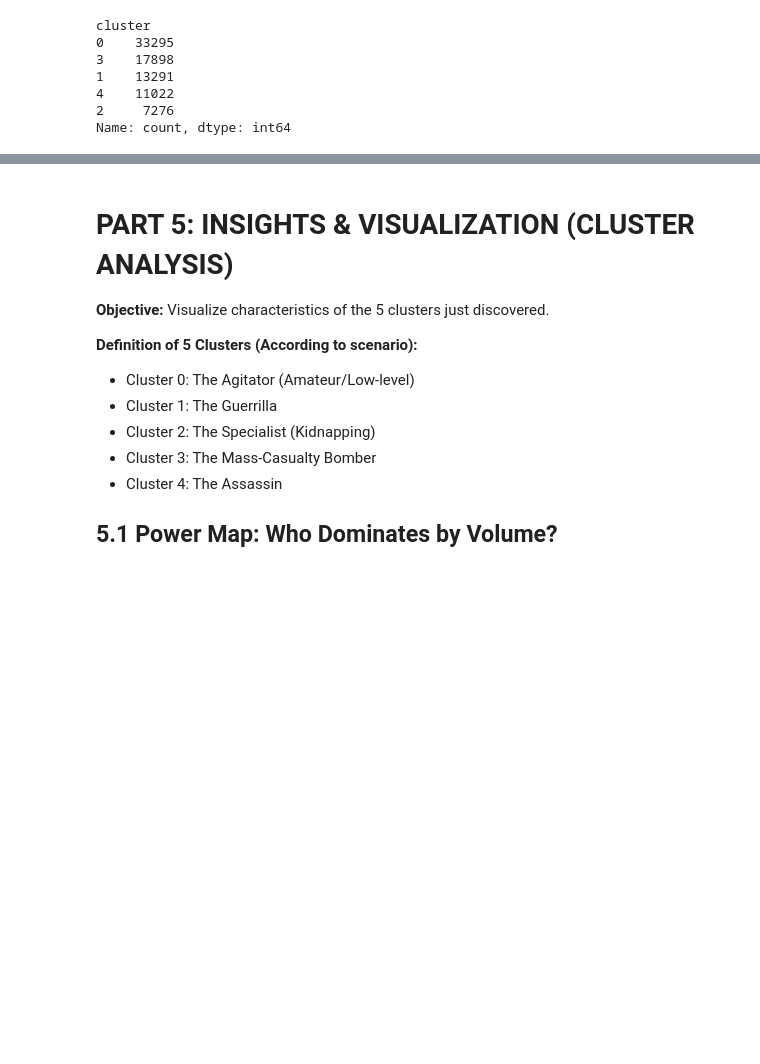
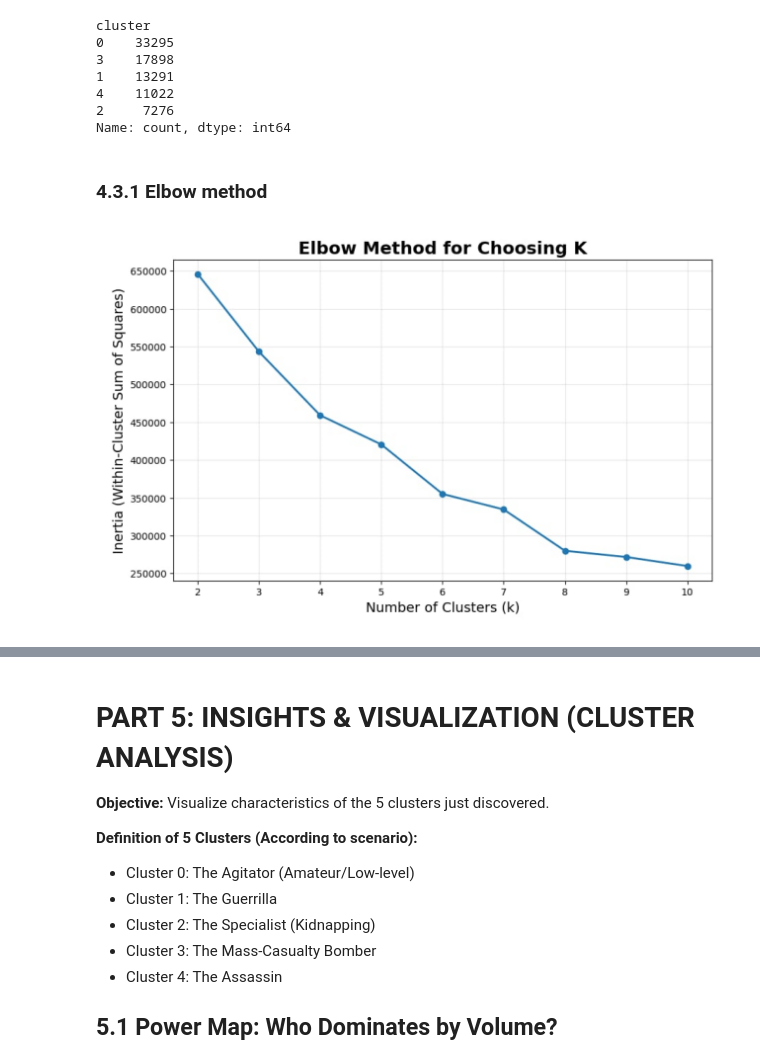
Before and after one commit to thutrang147/global-terrorism-analysis, a Jupyter notebook: main.ipynb, the cells around one changed output, grey strips where cells are left out. Saved outputs shown, nothing was run; the diff lists cells and outputs as text; code cells hidden in the pictures; blank space fills up the shorter version.

```diff
--- a/main.ipynb
+++ b/main.ipynb
@@ -927,3 +984,46 @@ cluster
 4    11022
 2     7276
 Name: count, dtype: int64
+# %%
+df_unknown = pd.read_csv('terrorism_cluster.csv')
+# %% [markdown]
+### 4.3.1 Elbow method
+# %%
+from sklearn.cluster import MiniBatchKMeans
+import matplotlib.pyplot as plt
+from sklearn.pipeline import Pipeline
+
+# ---------------------------------------------------
+# 1. Transform df_unknown using your existing pipeline steps
+# ---------------------------------------------------
+X_transformed = pipeline.named_steps["prep"].transform(df_unknown)
+X_pca = pipeline.named_steps["pca"].transform(X_transformed)
+
+# ---------------------------------------------------
+# 2. Compute inertia for different k
+# ---------------------------------------------------
+Ks = list(range(2, 11))   # you can extend to 15 if needed
+inertias = []
+
+for k in Ks:
+    km = MiniBatchKMeans(
+        n_clusters=k,
+        batch_size=4096,
+        max_iter=200,
+        random_state=0
+    )
+    km.fit(X_pca)
+    inertias.append(km.inertia_)
+
+# ---------------------------------------------------
+# 3. Plot Elbow graph
+# ---------------------------------------------------
+plt.figure(figsize=(10, 6))
+plt.plot(Ks, inertias, marker='o', linewidth=2)
+plt.title("Elbow Method for Choosing K", fontsize=18, fontweight='bold')
+plt.xlabel("Number of Clusters (k)", fontsize=14)
+plt.ylabel("Inertia (Within-Cluster Sum of Squares)", fontsize=14)
+plt.grid(True, alpha=0.3)
+plt.show()
+# %% [output]
+[figure, added]
```
Also changed, not shown: parts of 4 cells of this notebook, 1 other file.
